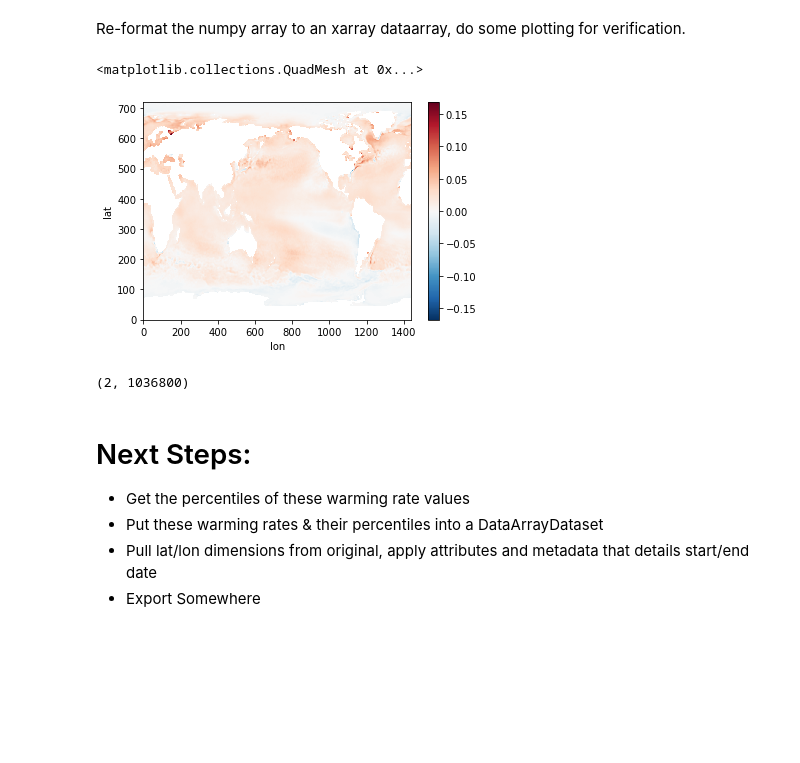
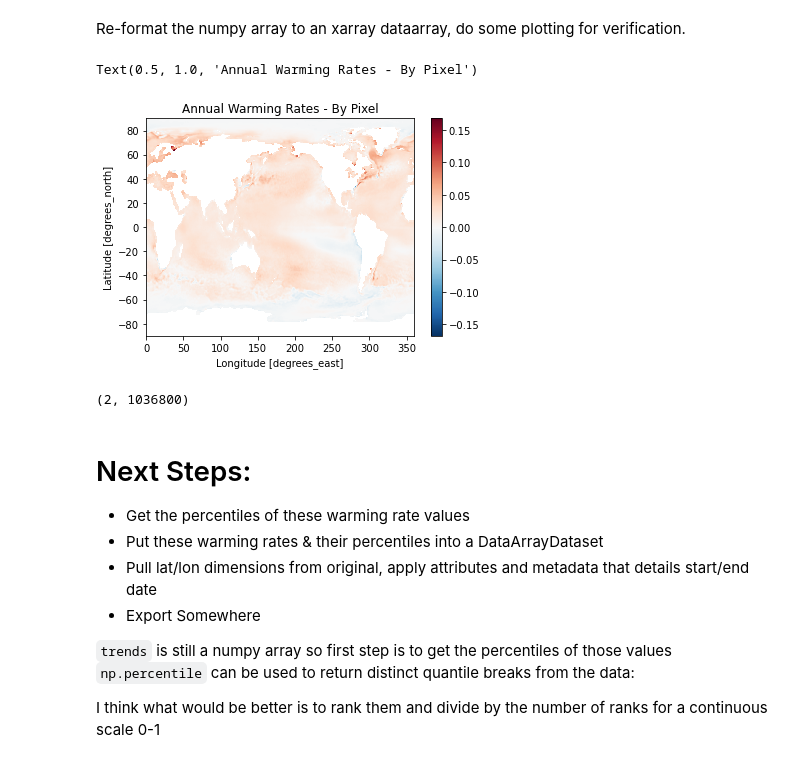
Before and after one commit to gulfofmaine/oisst_mainstays, a Jupyter notebook: notebooks/04_BASE_Warming_Trends.ipynb, the cells around one changed output. Cells and saved outputs as stored; diff of their text form; code cells hidden in the pictures; blank space fills up the shorter version.

Commit message:
warming rates notebook and plots added to report

```diff
--- a/notebooks/04_BASE_Warming_Trends.ipynb
+++ b/notebooks/04_BASE_Warming_Trends.ipynb
@@ -87,13 +87,12 @@ regressions = np.polyfit(years, vals2, 1)
 trends = regressions[0, :].reshape(vals.shape[1], vals.shape[2])
 # %% [markdown]
 Re-format the numpy array to an xarray dataarray, do some plotting for verification.
-# %%
-trend_xr = xr.DataArray(trends)
-trend_xr = trend_xr.rename({"dim_0" : "lat", "dim_1" : "lon"})
-trend_xr.plot()
-# %% [output]
-<matplotlib.collections.QuadMesh at 0x...>
-[figure, removed]
+# %%
+# convert to xarray, rename dimensions, get coordinates from original
+trend_xr = xr.DataArray(trends).rename({"dim_0" : "lat", "dim_1" : "lon"}).assign_coords(lon = oisst.coords["lon"], lat = oisst.coords["lat"])
+# %% [output]
+Text(0.5, 1.0, 'Annual Warming Rates - By Pixel')
+[figure, added]
 # %%
 # What is going on with the regressions array?
 regressions.shape
@@ -106,3 +106,8 @@ regressions.shape
  - Put these warming rates & their percentiles into a DataArrayDataset
  - Pull lat/lon dimensions from original, apply attributes and metadata that details start/end date
  - Export Somewhere
+
+`trends` is still a numpy array so first step is to get the percentiles of those values
+`np.percentile` can be used to return distinct quantile breaks from the data:
+
+I think what would be better is to rank them and divide by the number of ranks for a continuous scale 0-1
```
Also changed, not shown: parts of 20 cells of this notebook, 2 other files.
